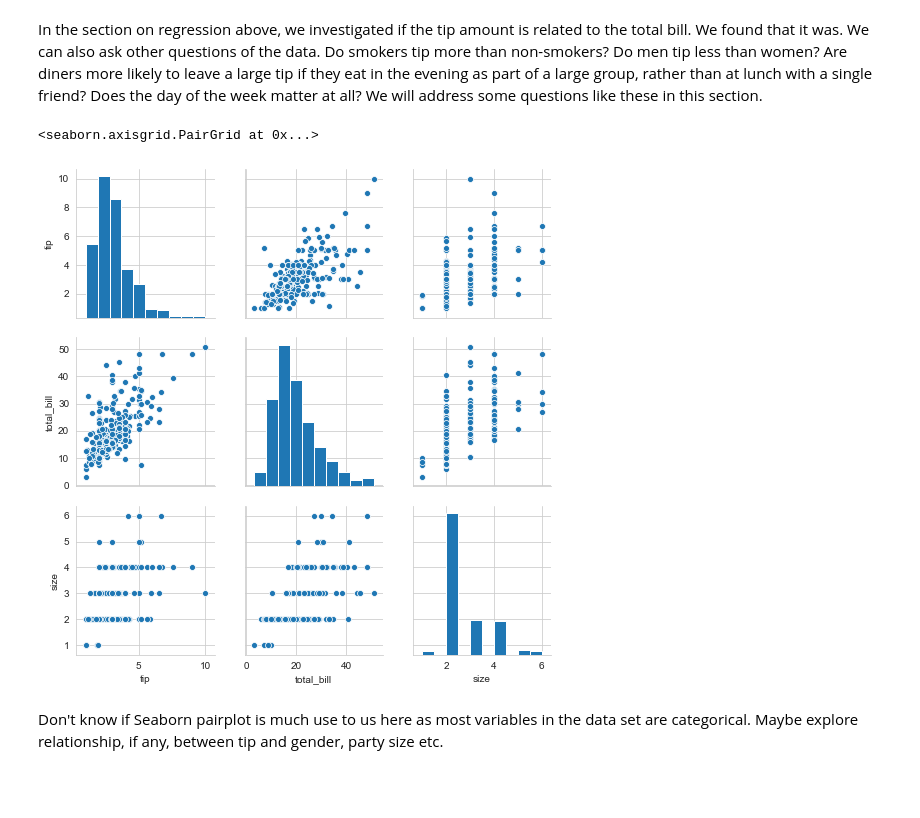
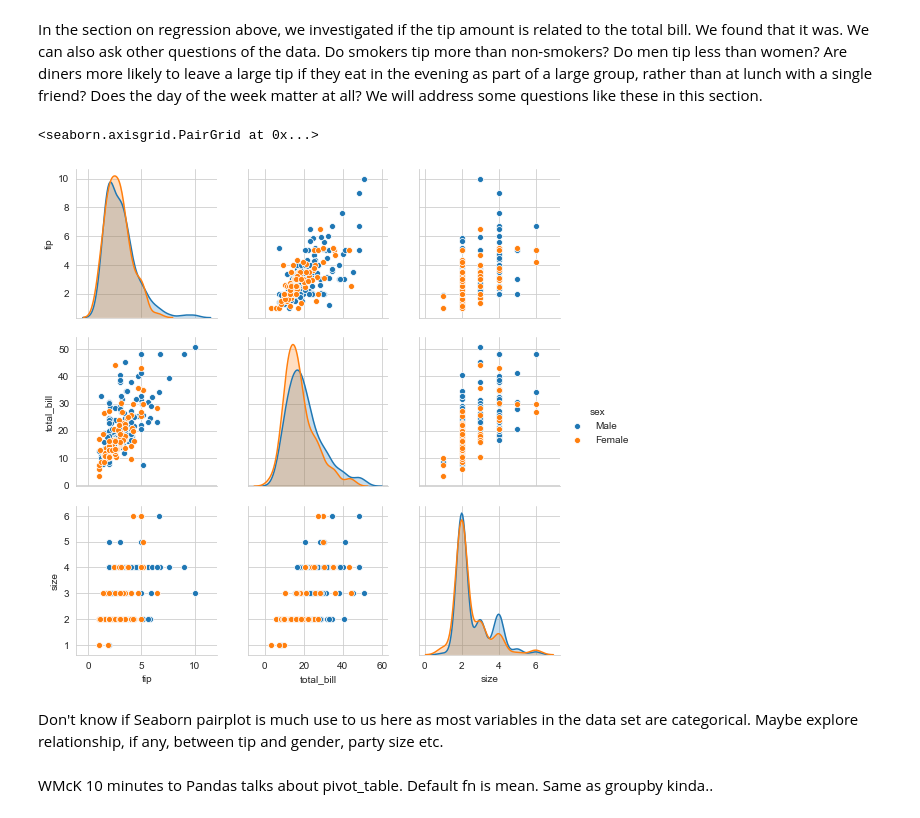
Before and after one commit to elizabethdaly/data-analysis-project, a Jupyter notebook: tips-data-analysis.ipynb, the cells around one changed output. Drawn from its saved outputs; the diff is of its cells as text; code cells hidden in the pictures; blank space fills up the shorter version.

```diff
--- a/tips-data-analysis.ipynb
+++ b/tips-data-analysis.ipynb
@@ -306,9 +344,11 @@ So, both statsmodels and scikit-learn give the same fitting parameters; slope =
 # %% [markdown]
 In the section on regression above, we investigated if the tip amount is related to the total bill. We found that it was. We can also ask other questions of the data. Do smokers tip more than non-smokers? Do men tip less than women? Are diners more likely to leave a large tip if they eat in the evening as part of a large group, rather than at lunch with a single friend? Does the day of the week matter at all? We will address some questions like these in this section.
 # %%
-sns.pairplot(df, vars=["tip", "total_bill", "size"])
+sns.pairplot(df, vars=["tip", "total_bill", "size"], hue='sex')
 # %% [output]
 <seaborn.axisgrid.PairGrid at 0x...>
-[figure, old version]
+[figure, new version]
 # %% [markdown]
 Don't know if Seaborn pairplot is much use to us here as most variables in the data set are categorical. Maybe explore relationship, if any, between tip and gender, party size etc.
+# %% [markdown]
+WMcK 10 minutes to Pandas talks about pivot_table. Default fn is mean. Same as groupby kinda..
```
Also changed, not shown: parts of 13 cells of this notebook.
